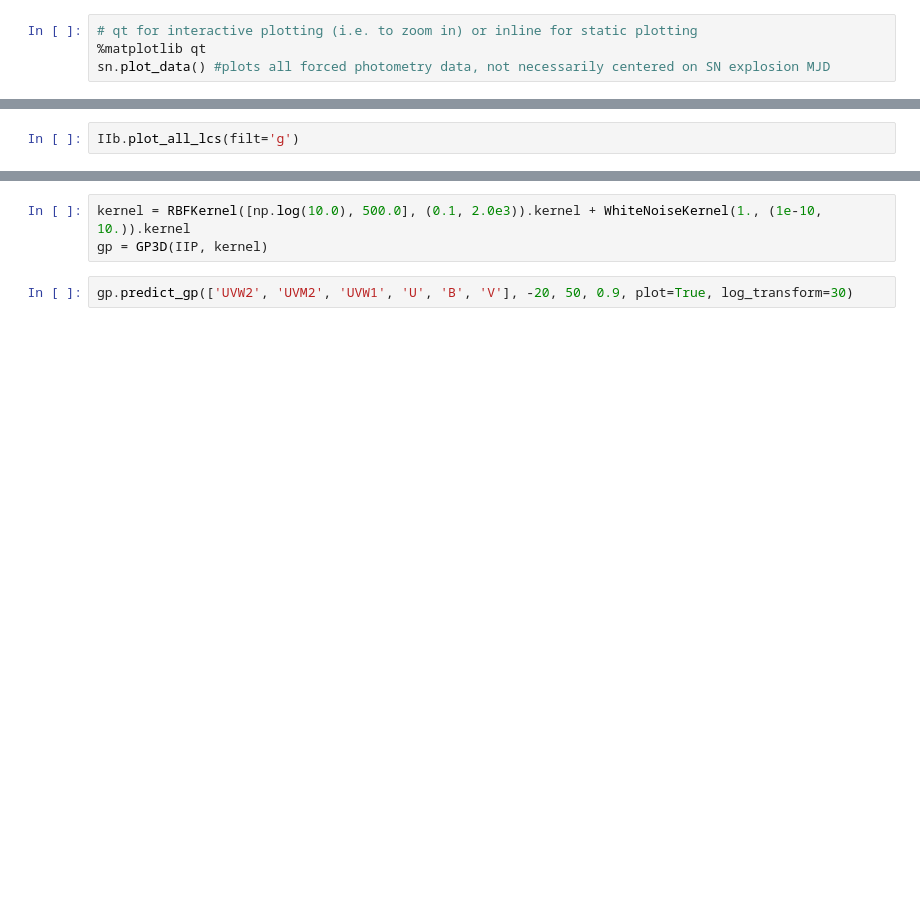
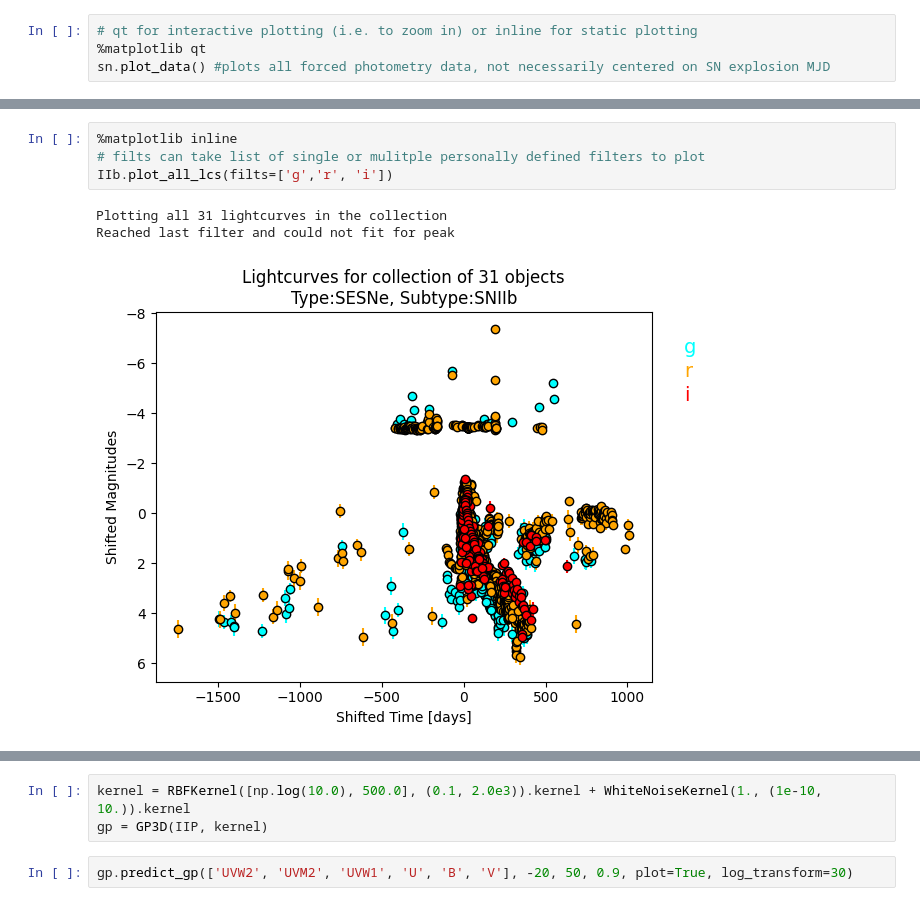
Before and after one commit to crpellegrino/nasa-adap, a Jupyter notebook: fitting/demo.ipynb, the cells around one changed output, grey strips where cells are left out. Drawn from its saved outputs; the diff is of its cells as text; blank space fills up the shorter version.

Commit message:
edited and added examples of SNCollection.plot_all_lcs()

```diff
--- a/fitting/demo.ipynb
+++ b/fitting/demo.ipynb
@@ -128,2 +147,8 @@ Loading SN Type: SESNe, Subtype: None
-# %%
-IIb.plot_all_lcs(filt='g')
+# %%
+%matplotlib inline
+# filts can take list of single or mulitple personally defined filters to plot
+IIb.plot_all_lcs(filts=['g','r', 'i'])
+# %% [output]
+Plotting all 31 lightcurves in the collection
+Reached last filter and could not fit for peak
+[figure, added]
```
Also changed, not shown: parts of 6 cells of this notebook, 1 other file.
